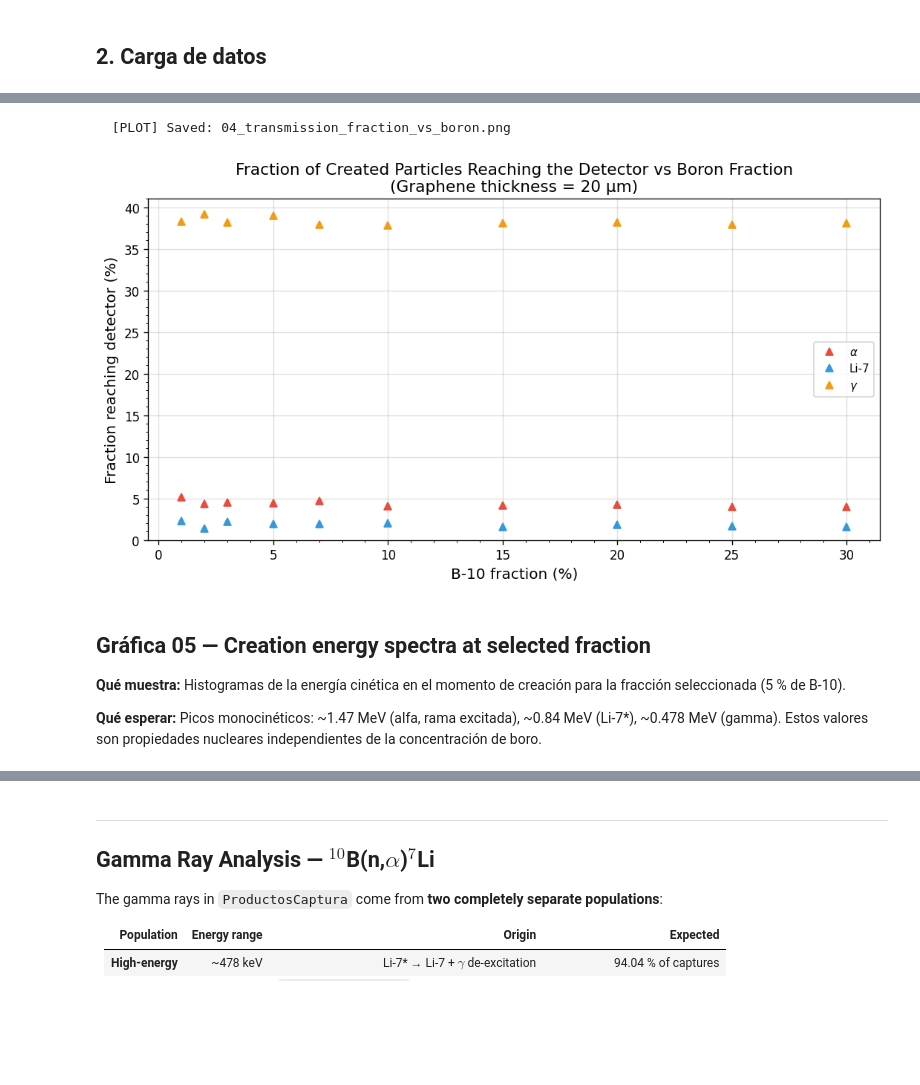
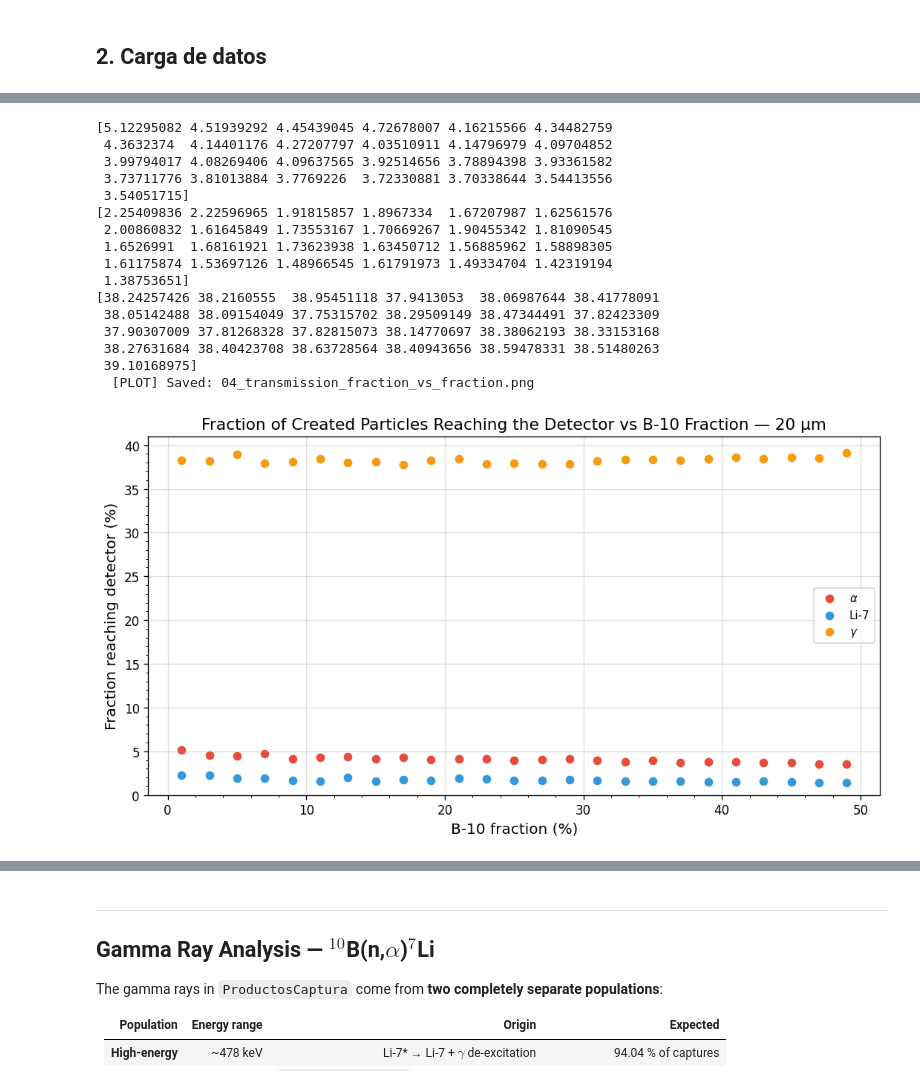
Before and after one commit to luisb0628/neutron-capture-graphene-boron-geant4, a Jupyter notebook: python/analysis_boron.ipynb, the cells around one changed output, grey strips where cells are left out. Saved outputs shown, nothing was run; the diff lists cells and outputs as text; code cells hidden in the pictures; blank space fills up the shorter version.

Commit message:
Correccion analisis %boro

```diff
--- a/python/analysis_boron.ipynb
+++ b/python/analysis_boron.ipynb
@@ -347,0 +316,11 @@ Cualquier tendencia indicaría que el dopado modifica las propiedades de transpo
+# %%
+plt.plot(figsize=(14, 5))
+for p in PARTICLES:
+    plt.scatter(df["boron_pct"], df[f"det_{p}"],
+                 color=COLORS[p], label=PARTICLE_LABELS[p])
+plt.yscale("log")
+plt.xlabel("B-10 fraction (%)")
+plt.ylabel("Particles reaching detector (log scale)")
+plt.title(f"Particles from Graphene Reaching the Detector vs B-10 Fraction — {GRAPHENE_UM} µm")
+plt.legend()
+plt.show()
@@ -347,0 +329,10 @@ Cualquier tendencia indicaría que el dopado modifica las propiedades de transpo
+# %%
+plt.plot(figsize=(14, 5))
+for p in PARTICLES:
+    plt.scatter(df["boron_pct"], df[f"det_{p}"],
+                 color=COLORS[p], label=PARTICLE_LABELS[p])
+    plt.xlabel("B-10 fraction (%)")
+    plt.ylabel("Particles reaching detector")
+    plt.title(f"Particles from Graphene Reaching the Detector vs B-10 Fraction ({p})")
+    plt.legend()
+    plt.show()
@@ -347,0 +343,10 @@ Cualquier tendencia indicaría que el dopado modifica las propiedades de transpo
+# %%
+plt.plot(figsize=(14, 5))
+for p in ["alpha", "Li7"]:
+    plt.scatter(df["boron_pct"], df[f"det_{p}"],
+                 color=COLORS[p], label=PARTICLE_LABELS[p])
+plt.xlabel("B-10 fraction (%)")
+plt.ylabel("Particles reaching detector (log scale)")
+plt.title(f"Particles from Graphene Reaching the Detector vs B-10 Fraction — {GRAPHENE_UM} µm")
+plt.legend()
+plt.show()
@@ -348,31 +363,37 @@ Cualquier tendencia indicaría que el dopado modifica las propiedades de transpo
 # %%
 fig, ax = plt.subplots(figsize=(9, 5))
 for p in PARTICLES:
     created = df[f"created_{p}"]
     det     = df[f"det_{p}"]
     with warnings.catch_warnings():
         warnings.simplefilter("ignore")
         frac = np.where(created > 0, 100.0 * det / created, 0.0)
-    ax.plot(df["boron_pct"], frac,
-            "^", color=COLORS[p], ms=6, label=PARTICLE_LABELS[p])
+        print(frac)
+    ax.scatter(df["boron_pct"], frac,
+             color=COLORS[p],  label=PARTICLE_LABELS[p])
 ax.set_xlabel("B-10 fraction (%)")
 ax.set_ylabel("Fraction reaching detector (%)")
-ax.set_title(f"Fraction of Created Particles Reaching the Detector vs Boron Fraction\n"
-             f"(Graphene thickness = {GRAPHENE_UM} µm)")
+ax.set_title(f"Fraction of Created Particles Reaching the Detector vs B-10 Fraction — {GRAPHENE_UM} µm")
 ax.set_ylim(0, None)
 ax.legend()
 minor_ticks(ax)
 fig.tight_layout()
-save(fig, "04_transmission_fraction_vs_boron.png")
+save(fig, "04_transmission_fraction_vs_fraction.png")
 # %% [output]
-  [PLOT] Saved: 04_transmission_fraction_vs_boron.png
+[5.12295082 4.51939292 4.45439045 4.72678007 4.16215566 4.34482759
+ 4.3632374  4.14401176 4.27207797 4.03510911 4.14796979 4.09704852
+ 3.99794017 4.08269406 4.09637565 3.92514656 3.78894398 3.93361582
+ 3.73711776 3.81013884 3.7769226  3.72330881 3.70338644 3.54413556
+ 3.54051715]
+[2.25409836 2.22596965 1.91815857 1.8967334  1.67207987 1.62561576
+ 2.00860832 1.61645849 1.73553167 1.70669267 1.90455342 1.81090545
+ 1.6526991  1.68161921 1.73623938 1.63450712 1.56885962 1.58898305
+ 1.61175874 1.53697126 1.48966545 1.61791973 1.49334704 1.42319194
+ 1.38753651]
+[38.24257426 38.2160555  38.95451118 37.9413053  38.06987644 38.41778091
+ 38.05142488 38.09154049 37.75315702 38.29509149 38.47344491 37.82423309
+ 37.90307009 37.81268328 37.82815073 38.14770697 38.38062193 38.33153168
+ 38.27631684 38.40423708 38.63728564 38.40943656 38.59478331 38.51480263
+ 39.10168975]
+  [PLOT] Saved: 04_transmission_fraction_vs_fraction.png
-[figure, old version]
+[figure, new version]
-# %% [markdown]
-## Gráfica 05 — Creation energy spectra at selected fraction
-
-**Qué muestra:** Histogramas de la energía cinética en el momento de creación
-para la fracción seleccionada (5 % de B-10).
-
-**Qué esperar:** Picos monocinéticos: ~1.47 MeV (alfa, rama excitada),
-~0.84 MeV (Li-7\*), ~0.478 MeV (gamma). Estos valores son propiedades
-nucleares independientes de la concentración de boro.
```
Also changed, not shown: parts of 33 cells of this notebook, 5 other files.
